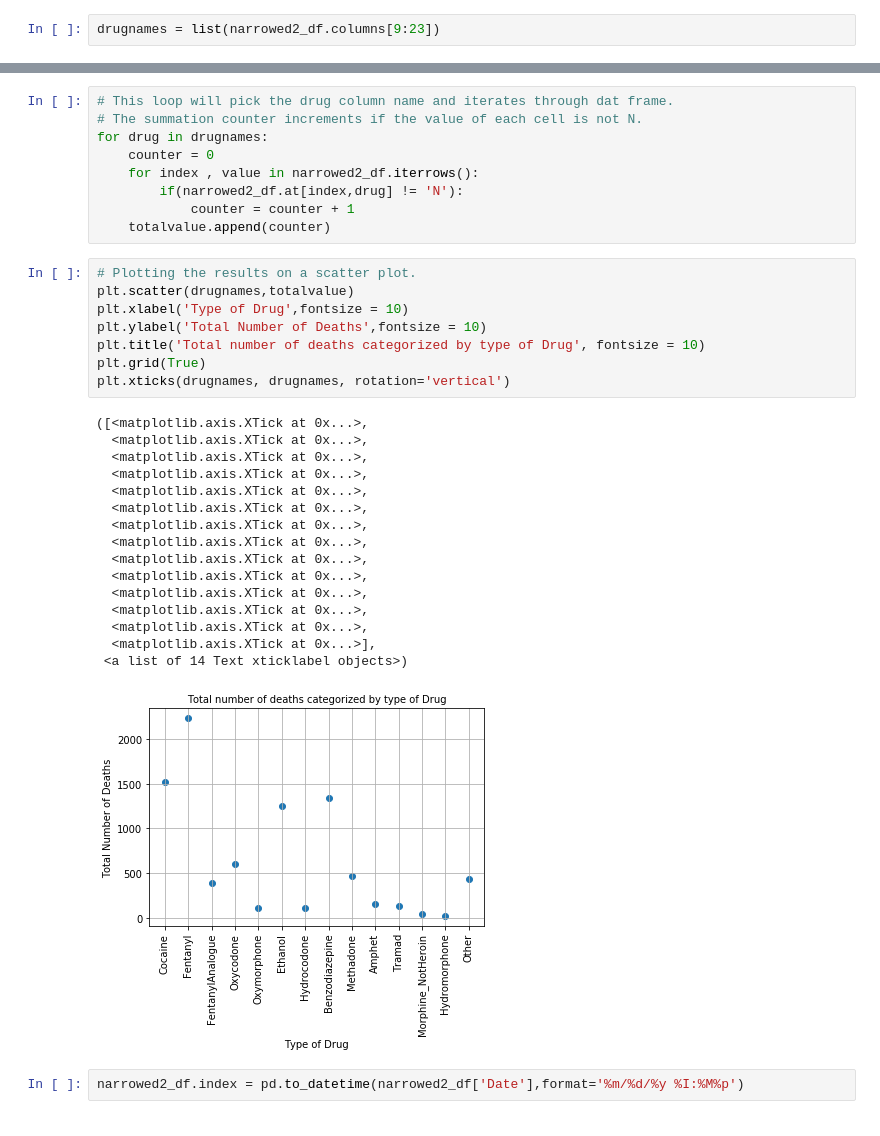
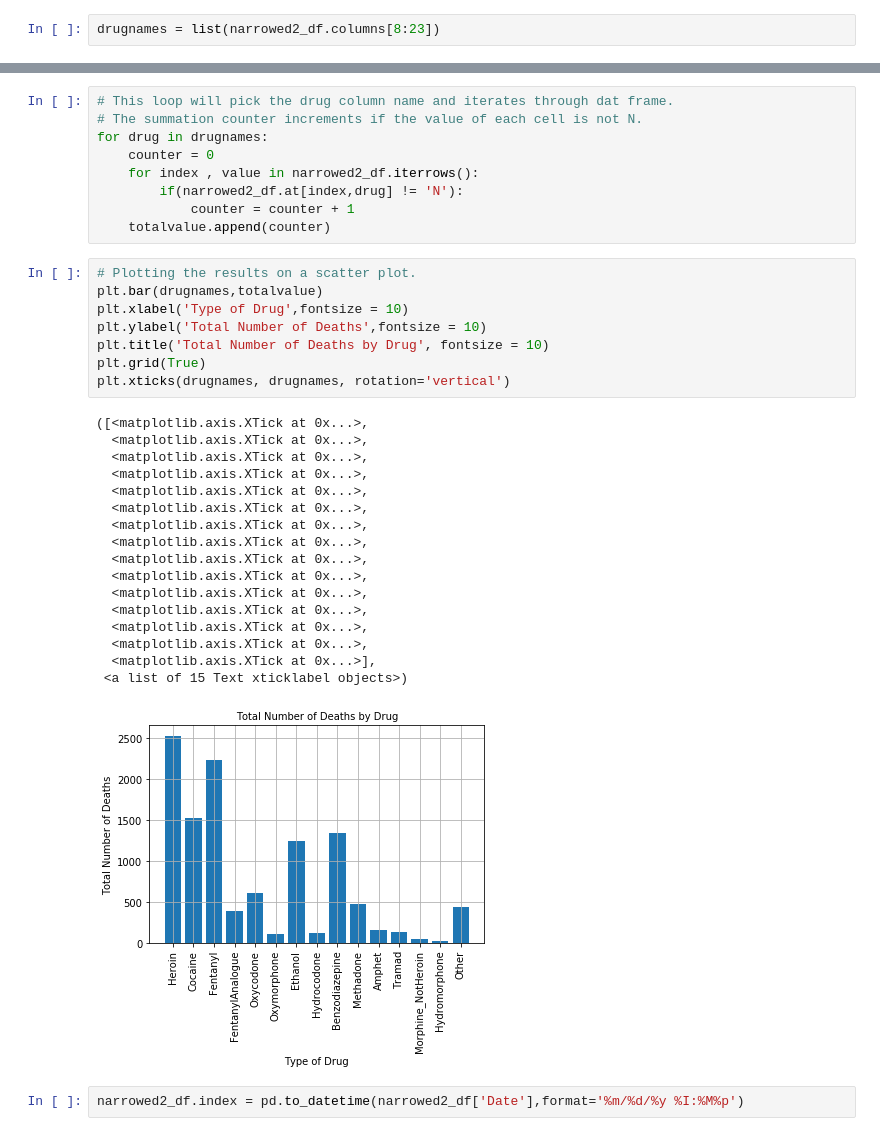
Before and after one commit to prerak-patel/Accidental-Drug-Related-Deaths, a Jupyter notebook: accidentalDrugRelatedDeaths Kensuke Analysis.ipynb, the cells around one changed output, grey strips where cells are left out. Drawn from its saved outputs; the diff is of its cells as text.

Commit message:
Bar Chart Change

```diff
--- a/accidentalDrugRelatedDeaths Kensuke Analysis.ipynb
+++ b/accidentalDrugRelatedDeaths Kensuke Analysis.ipynb
@@ -88,7 +88,7 @@ fig = decomposition.plot()
 # %% [output]
 [figure]
 # %%
-drugnames = list(narrowed2_df.columns[9:23])
+drugnames = list(narrowed2_df.columns[8:23])
 # %%
 # Declaring an empty list
 totalvalue = []
@@ -103,29 +103,30 @@ for drug in drugnames:
     totalvalue.append(counter)
 # %%
 # Plotting the results on a scatter plot.
-plt.scatter(drugnames,totalvalue)
+plt.bar(drugnames,totalvalue)
 plt.xlabel('Type of Drug',fontsize = 10)
 plt.ylabel('Total Number of Deaths',fontsize = 10)
-plt.title('Total number of deaths categorized by type of Drug', fontsize = 10)
+plt.title('Total Number of Deaths by Drug', fontsize = 10)
 plt.grid(True)
 plt.xticks(drugnames, drugnames, rotation='vertical')
 # %% [output]
 ([<matplotlib.axis.XTick at 0x...>,
   <matplotlib.axis.XTick at 0x...>,
   <matplotlib.axis.XTick at 0x...>,
   <matplotlib.axis.XTick at 0x...>,
   <matplotlib.axis.XTick at 0x...>,
   <matplotlib.axis.XTick at 0x...>,
   <matplotlib.axis.XTick at 0x...>,
   <matplotlib.axis.XTick at 0x...>,
   <matplotlib.axis.XTick at 0x...>,
   <matplotlib.axis.XTick at 0x...>,
   <matplotlib.axis.XTick at 0x...>,
   <matplotlib.axis.XTick at 0x...>,
   <matplotlib.axis.XTick at 0x...>,
+  <matplotlib.axis.XTick at 0x...>,
   <matplotlib.axis.XTick at 0x...>],
- <a list of 14 Text xticklabel objects>)
+ <a list of 15 Text xticklabel objects>)
-[figure, old version]
+[figure, new version]
 # %%
 narrowed2_df.index = pd.to_datetime(narrowed2_df['Date'],format='%m/%d/%y %I:%M%p')
 # %%
```
Also changed, not shown: parts of 5 cells of this notebook.
